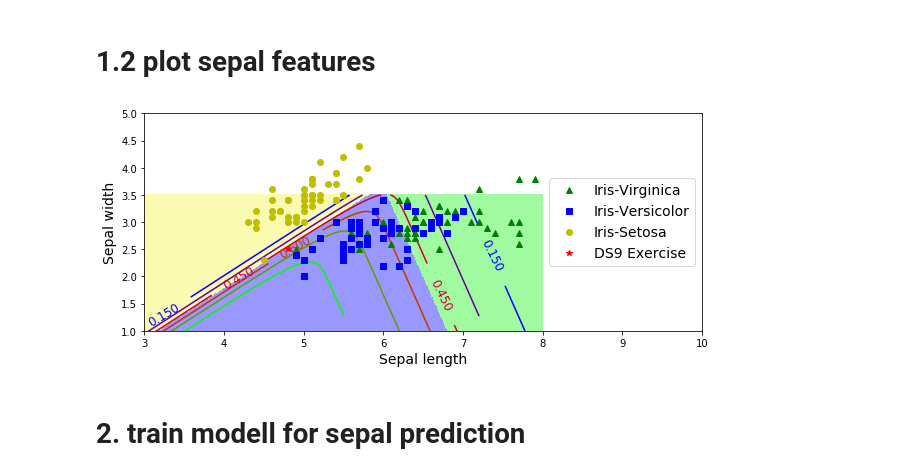
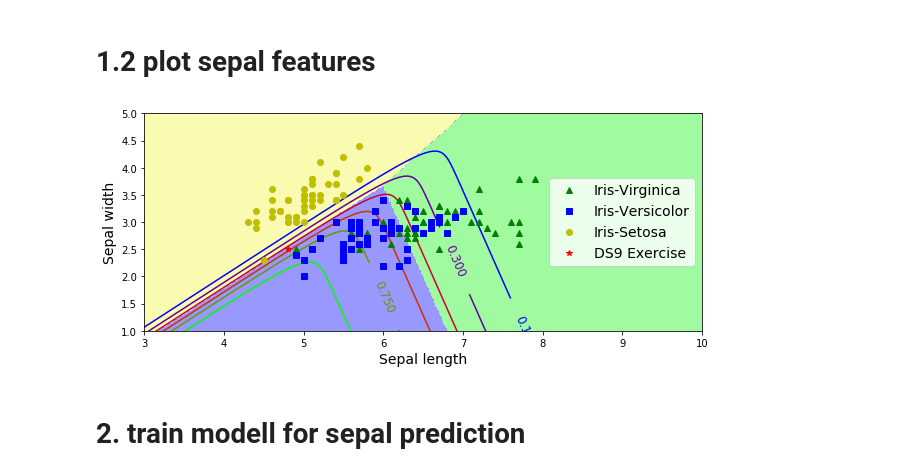
Before and after one commit to slimouGit/ds-repository, a Jupyter notebook: Exercise_09/Exercise_02_Iris.ipynb, the cells around one changed output. Saved outputs shown, nothing was run; the diff lists cells and outputs as text; code cells hidden in the pictures.

Commit message:
minor adjustments in petal plot

```diff
--- a/Exercise_09/Exercise_02_Iris.ipynb
+++ b/Exercise_09/Exercise_02_Iris.ipynb
@@ -56,40 +56,40 @@ Sepal based on: [4.8, 2.5] is an iris versicolor => probability:  53.61383 %
 # 1.2 plot sepal features
 # %%
 x0, x1 = np.meshgrid(
-        np.linspace(0, 8, 500).reshape(-1, 1),
-        np.linspace(0, 3.5, 200).reshape(-1, 1),
+        np.linspace(0, 10, 500).reshape(-1, 1),
+        np.linspace(0, 5, 200).reshape(-1, 1),
     )
 X_new = np.c_[x0.ravel(), x1.ravel()]
 
 
 y_proba = sepal_model.predict_proba(X_new)
 y_predict = sepal_model.predict(X_new)
 
 zz1 = y_proba[:, 1].reshape(x0.shape)
 zz = y_predict.reshape(x0.shape)
 
 plt.figure(figsize=(10, 4))
 plt.plot(X_sepal[y_sepal==2, 0], X_sepal[y_sepal==2, 1], "g^", label="Iris-Virginica")
 plt.plot(X_sepal[y_sepal==1, 0], X_sepal[y_sepal==1, 1], "bs", label="Iris-Versicolor")
 plt.plot(X_sepal[y_sepal==0, 0], X_sepal[y_sepal==0, 1], "yo", label="Iris-Setosa")
 plt.plot(-1, -1, "r*", label="DS9 Exercise")
 
 from matplotlib.colors import ListedColormap
 custom_cmap = ListedColormap(['#fafab0','#9898ff','#a0faa0'])
 
 plt.contourf(x0, x1, zz, cmap=custom_cmap )
 contour = plt.contour(x0, x1, zz1, cmap=plt.cm.brg)
 plt.clabel(contour, inline=1, fontsize=12)
 plt.xlabel("Sepal length", fontsize=14)
 plt.ylabel("Sepal width", fontsize=14)
 plt.legend(loc="center right", fontsize=14)
 plt.axis([3, 10, 1, 5])
 
 plt.plot(checkSepal[0], checkSepal[1], 'r*' )
 
 plt.show()
 # %% [output]
-[figure, old version]
+[figure, new version]
 # %% [markdown]
 # 2. train modell for sepal prediction
 # %%
```
